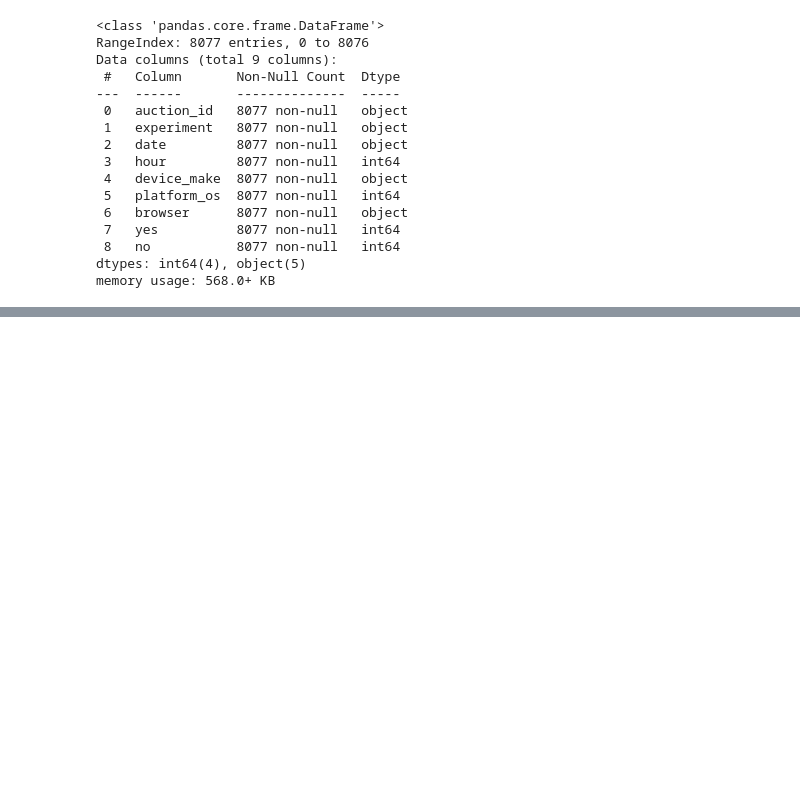
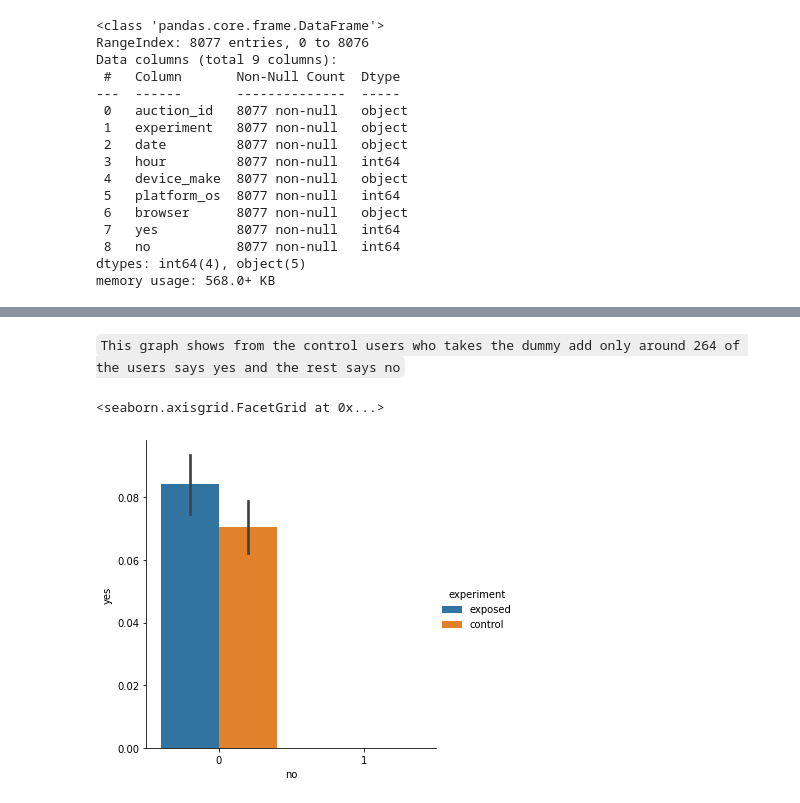
Before and after one commit to 10-Academy-Group-2/AB-Testing-Ad-campaign-performance-P, a Jupyter notebook: notebooks/Preprocessing_and_EDA.ipynb, the cells around one changed output, grey strips where cells are left out. Cells and saved outputs as stored; diff of their text form; code cells hidden in the pictures; blank space fills up the shorter version.

```diff
--- a/notebooks/Preprocessing_and_EDA.ipynb
+++ b/notebooks/Preprocessing_and_EDA.ipynb
@@ -135,0 +185,7 @@ memory usage: 568.0+ KB
+# %% [markdown]
+`This graph shows from the control users who takes the dummy add only around 264 of the users says yes and the rest says no`
+# %%
+sns.catplot(x="no", y="yes", hue="experiment", kind="bar", data=df)
+# %% [output]
+<seaborn.axisgrid.FacetGrid at 0x...>
+[figure, added]
```
Also changed, not shown: parts of 14 cells of this notebook.
